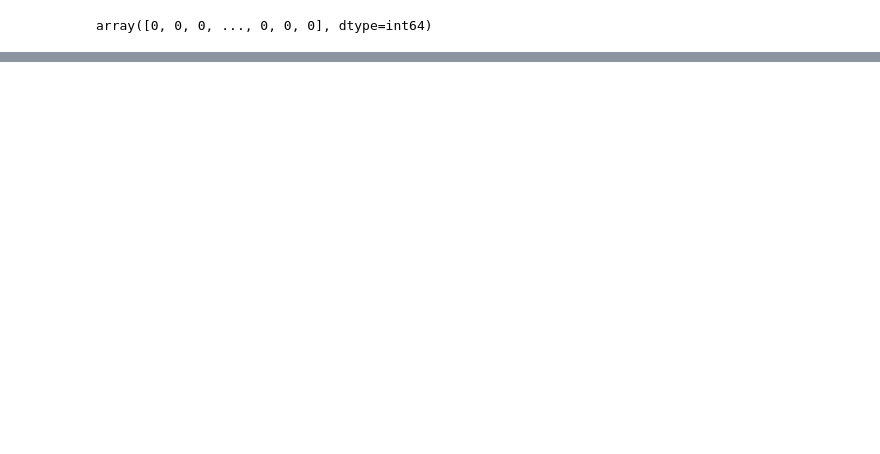
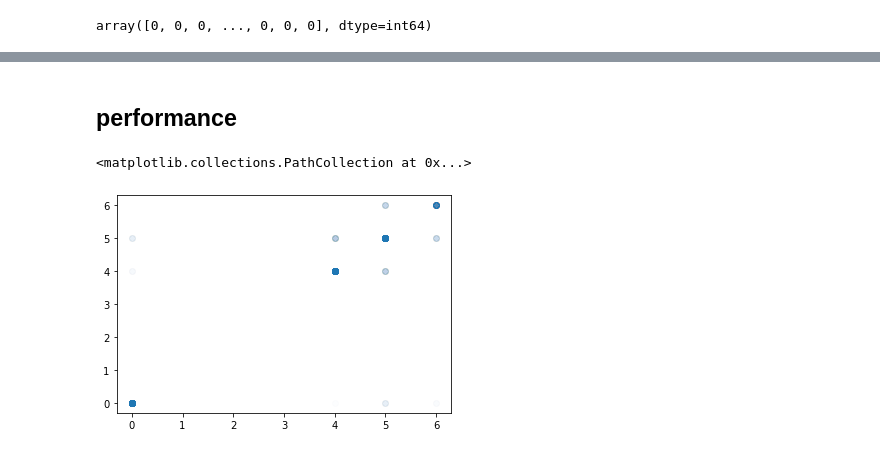
Before and after one commit to Sciurus365/MLProject2021, a Jupyter notebook: MultiStep.ipynb, the cells around one changed output, grey strips where cells are left out. Cells and saved outputs as stored; diff of their text form; code cells hidden in the pictures; blank space fills up the shorter version.

Commit message:
predictors as categories; multistep prediction

```diff
--- a/MultiStep.ipynb
+++ b/MultiStep.ipynb
@@ -81,0 +81,6 @@ RidgeClassifierCV(alphas=array([ 0.1,  1. , 10. ]), cv=10)
+# %%
+rcv_pipe = make_pipeline(
+    OneHotEncoder(),
+    RidgeClassifierCV(alphas = [0.001, 0.01, 0.1, 1., 10.], cv = 10)
+)
+rcv_pipe
@@ -81,0 +92,2 @@ RidgeClassifierCV(alphas=array([ 0.1,  1. , 10. ]), cv=10)
+# %%
+rcv_pipe.fit(X = dfV1[dfV1.columns.drop(['v1', 'v1_octave', 'v1_pitch_class'])], y = dfV1['v1_octave'])
@@ -86,6 +103,6 @@ rcv.alpha_
 # %%
-rcv_pred = rcv.predict(X = dfV1[dfV1.columns.drop(['v1', 'v1_octave', 'v1_pitch_class'])])
-rcv_pred
+rcv_pipe_pred = rcv_pipe.predict(X = dfV1[dfV1.columns.drop(['v1', 'v1_octave', 'v1_pitch_class'])])
+rcv_pipe_pred
 # %% [output]
 array([0, 0, 0, ..., 0, 0, 0], dtype=int64)
 # %%
@@ -121,0 +158,7 @@ Let's just use a forest.
+# %% [markdown]
+## performance
+# %%
+plt.scatter(dfV1.v1_octave, rcv_pipe_pred, alpha = 0.01)
+# %% [output]
+<matplotlib.collections.PathCollection at 0x...>
+[figure, added]
```
Also changed, not shown: parts of 23 cells of this notebook.
